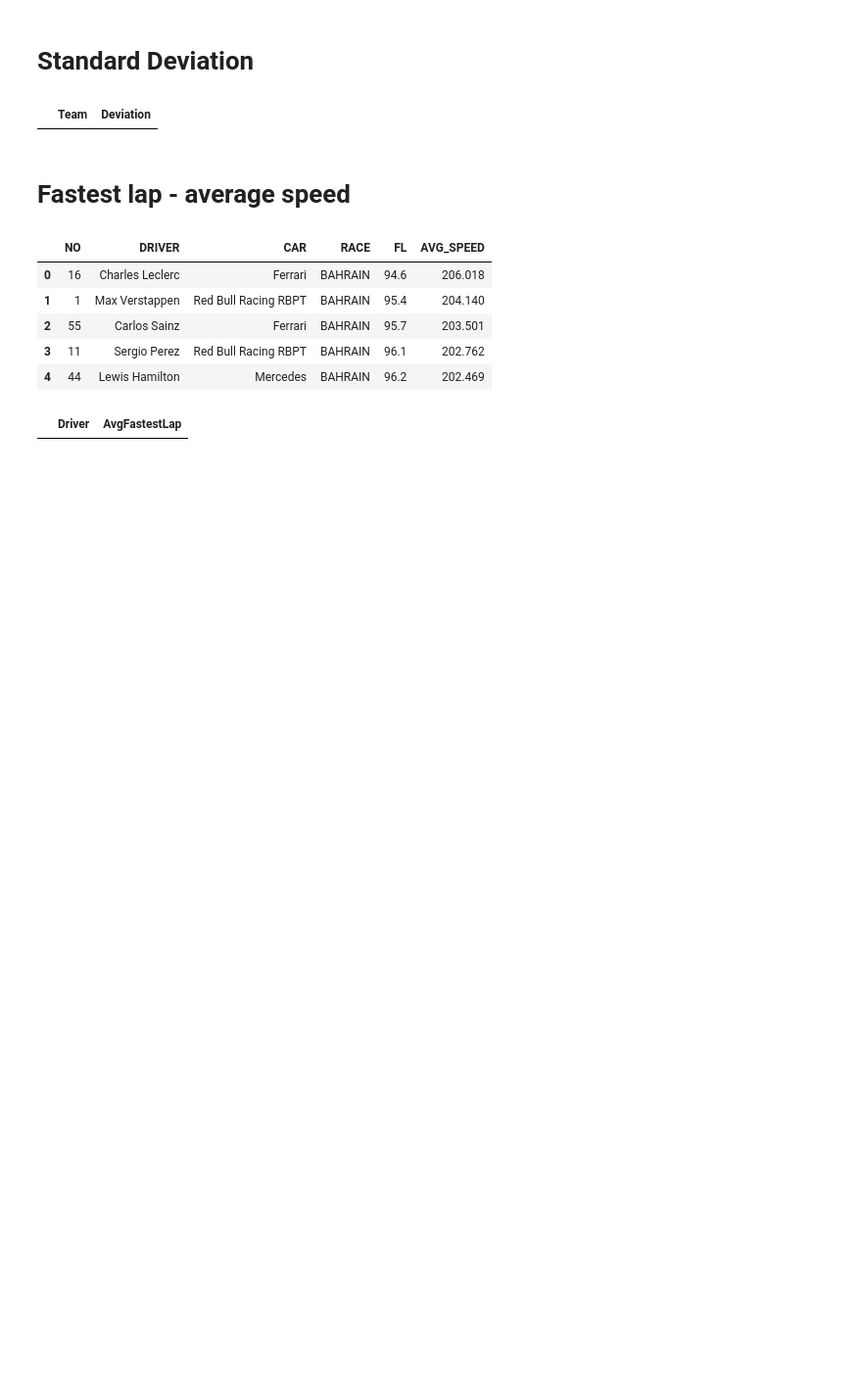
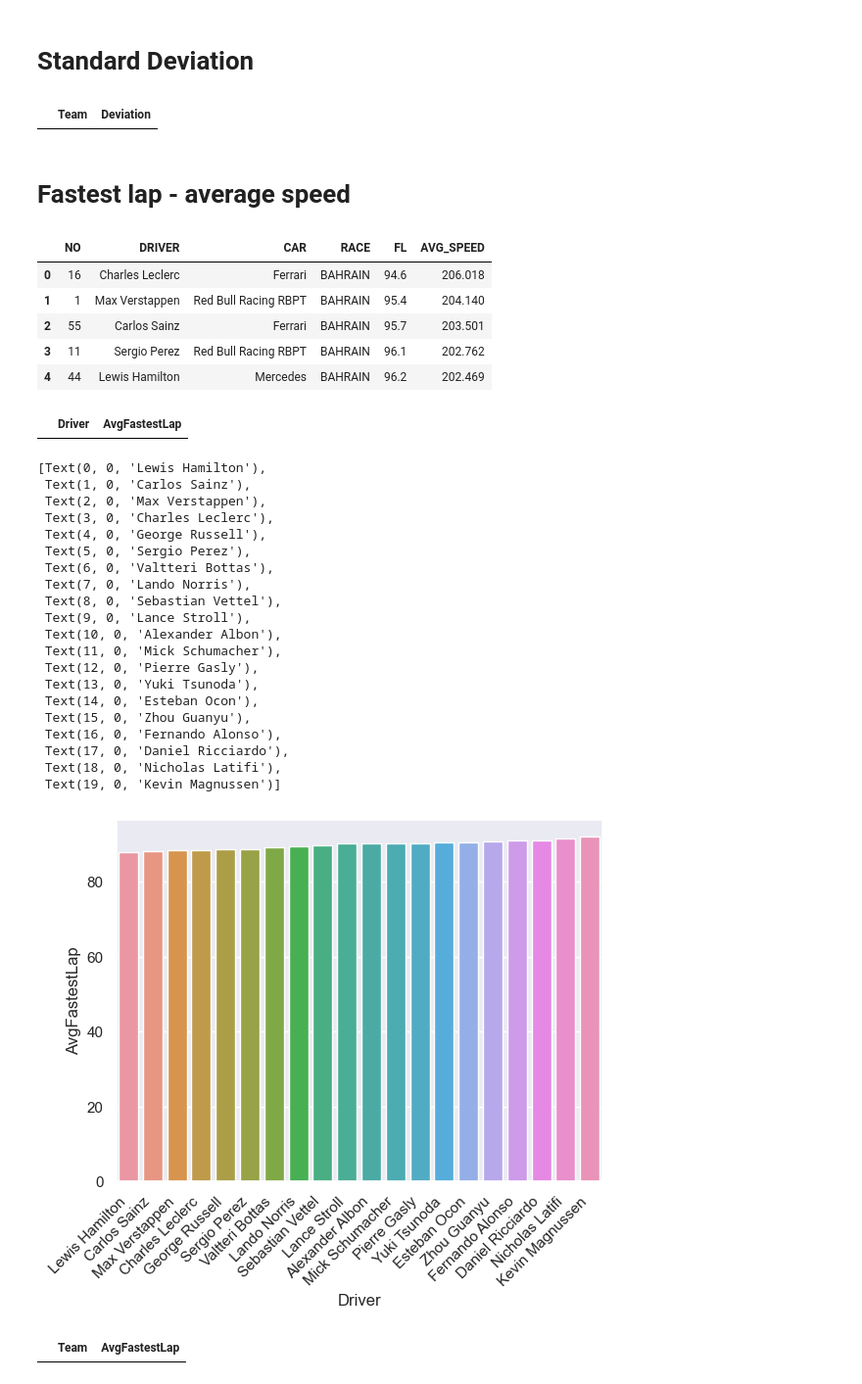
Before and after one commit to JB-26/f1-2022-analysis, a Jupyter notebook: team-analysis.ipynb, the cells around one changed output. Shown: that part at 98% size. Cells and saved outputs as stored; diff of their text form; code cells hidden in the pictures; blank space fills up the shorter version.

```diff
--- a/team-analysis.ipynb
+++ b/team-analysis.ipynb
@@ -138,4 +138,35 @@ for i in driverNameArray:
     avgFastestLap.loc[-1] = [i, testRes]
     avgFastestLap.index = avgFastestLap.index + 1
 
-avgFastestLap.sort_values(by='AvgFastestLap', inplace=True)
+avgFastestLap.sort_values(by='AvgFastestLap', inplace=True, ascending=True)
+# %%
+avgSpeedPlot = sns.barplot(x='Driver', y='AvgFastestLap', data=avgFastestLap)
+avgSpeedPlot.set_xticklabels(avgSpeedPlot.get_xticklabels(), rotation=45, horizontalalignment='right')
+# %% [output]
+[Text(0, 0, 'Lewis Hamilton'),
+ Text(1, 0, 'Carlos Sainz'),
+ Text(2, 0, 'Max Verstappen'),
+ Text(3, 0, 'Charles Leclerc'),
+ Text(4, 0, 'George Russell'),
+ Text(5, 0, 'Sergio Perez'),
+ Text(6, 0, 'Valtteri Bottas'),
+ Text(7, 0, 'Lando Norris'),
+ Text(8, 0, 'Sebastian Vettel'),
+ Text(9, 0, 'Lance Stroll'),
+ Text(10, 0, 'Alexander Albon'),
+ Text(11, 0, 'Mick Schumacher'),
+ Text(12, 0, 'Pierre Gasly'),
+ Text(13, 0, 'Yuki Tsunoda'),
+ Text(14, 0, 'Esteban Ocon'),
+ Text(15, 0, 'Zhou Guanyu'),
+ Text(16, 0, 'Fernando Alonso'),
+ Text(17, 0, 'Daniel Ricciardo'),
+ Text(18, 0, 'Nicholas Latifi'),
+ Text(19, 0, 'Kevin Magnussen')]
+[figure, added]
+# %%
+avgFastestLapTeam = pd.DataFrame()
+avgFastestLapTeam = avgFastestLapTeam.assign(Team = '', AvgFastestLap = '')
+avgFastestLapTeam.head()
+# %% [output]
+|  | Team | AvgFastestLap |
```
Also changed, not shown: parts of 3 cells of this notebook.
